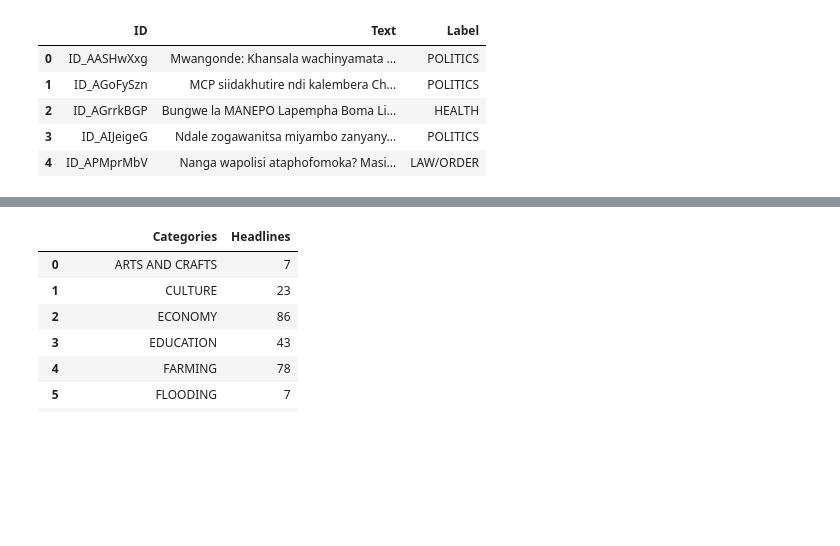
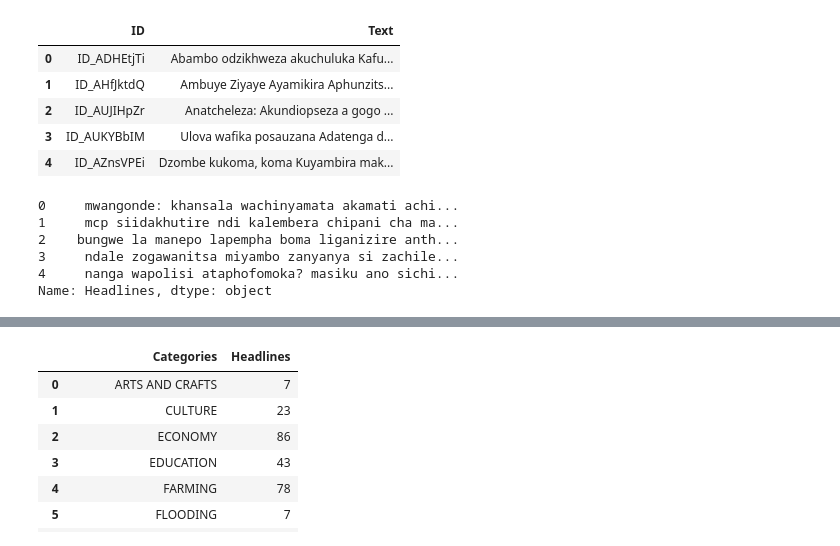
Before and after one commit to ron93/python_playground, a Jupyter notebook: chichewa.ipynb, the cells around one changed output, grey strips where cells are left out. Cells and saved outputs as stored; diff of their text form; code cells hidden in the pictures; blank space fills up the shorter version.

Commit message:
preprocessing -- lowercasing

```diff
--- a/chichewa.ipynb
+++ b/chichewa.ipynb
@@ -10,11 +10,11 @@ warnings.filterwarnings('ignore')
 # %%
 articles_train = pd.read_csv('data/Train.csv')
 articles_test = pd.read_csv('data/Test.csv')
-articles_train.head()
+articles_test.head()
 # %% [output]
-|  | ID | Text | Label |
-| 0 | ID_AASHwXxg | Mwangonde: Khansala wachinyamata ... | POLITICS |
-| 1 | ID_AGoFySzn | MCP siidakhutire ndi kalembera Ch... | POLITICS |
-| 2 | ID_AGrrkBGP | Bungwe la MANEPO Lapempha Boma Li... | HEALTH |
-| 3 | ID_AIJeigeG | Ndale zogawanitsa miyambo zanyany... | POLITICS |
-| 4 | ID_APMprMbV | Nanga wapolisi ataphofomoka? Masi... | LAW/ORDER |
+|  | ID | Text |
+| 0 | ID_ADHEtjTi | Abambo odzikhweza akuchuluka Kafu... |
+| 1 | ID_AHfJktdQ | Ambuye Ziyaye Ayamikira Aphunzits... |
+| 2 | ID_AUJIHpZr | Anatcheleza: Akundiopseza a gogo ... |
+| 3 | ID_AUKYBbIM | Ulova wafika posauzana Adatenga d... |
+| 4 | ID_AZnsVPEi | Dzombe kukoma, koma Kuyambira mak... |
@@ -20,0 +25,13 @@ articles_train.head()
+# %%
+
+def clean_lower(text):
+    return str(text).lower()
+articles_train['Headlines'] = articles_train['Headlines'].apply(clean_lower)
+articles_train['Headlines'].head()
+# %% [output]
+0     mwangonde: khansala wachinyamata akamati achi...
+1     mcp siidakhutire ndi kalembera chipani cha ma...
+2    bungwe la manepo lapempha boma liganizire anth...
+3     ndale zogawanitsa miyambo zanyanya si zachile...
+4     nanga wapolisi ataphofomoka? masiku ano sichi...
+Name: Headlines, dtype: object
```
Also changed, not shown: parts of 5 cells of this notebook.
